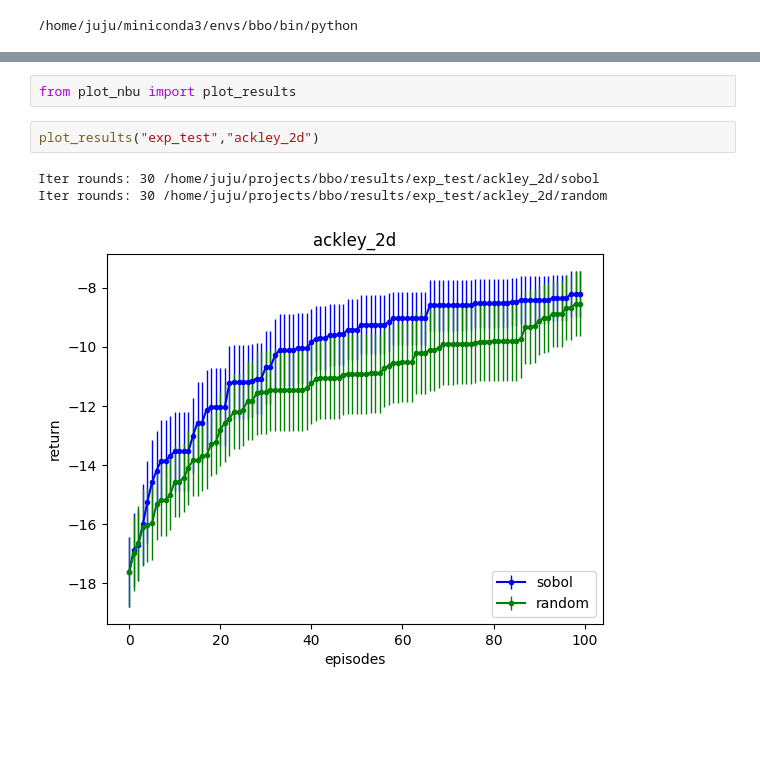
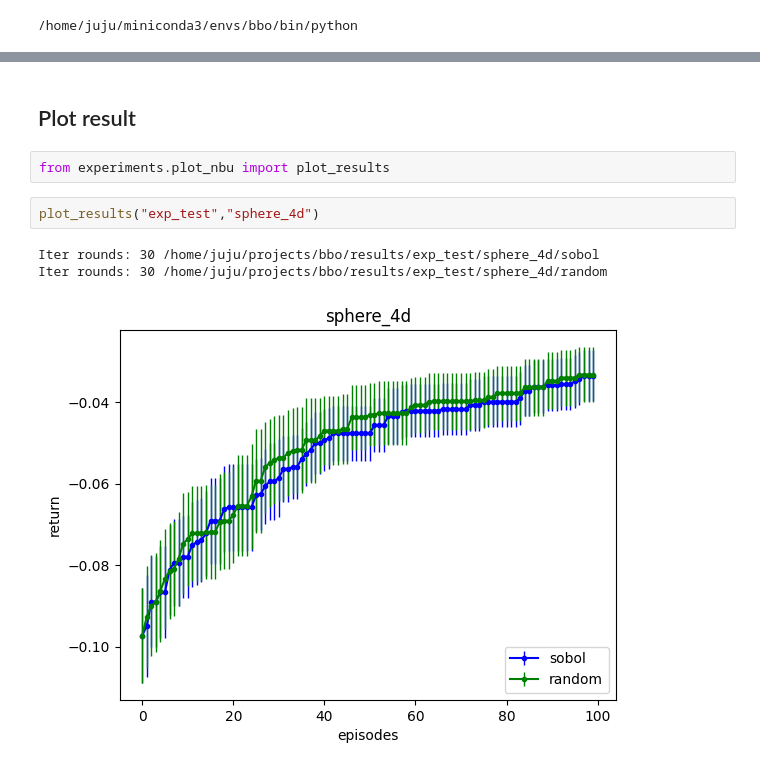
Before and after one commit to yubo-research/yubo, a Jupyter notebook: test_figure.ipynb, the cells around one changed output, grey strips where cells are left out. Cells and saved outputs as stored; diff of their text form; blank space fills up the shorter version.

```diff
--- a/test_figure.ipynb
+++ b/test_figure.ipynb
@@ -8,8 +16,10 @@ print(sys.executable)
+# %% [markdown]
+## Plot result
 # %%
-from plot_nbu import plot_results
+from experiments.plot_nbu import plot_results
-# %%
-plot_results("exp_test","ackley_2d")
-# %% [output]
-Iter rounds: 30 /home/juju/projects/bbo/results/exp_test/ackley_2d/sobol
-Iter rounds: 30 /home/juju/projects/bbo/results/exp_test/ackley_2d/random
-[figure, removed]
+# %%
+plot_results("exp_test","sphere_4d")
+# %% [output]
+Iter rounds: 30 /home/juju/projects/bbo/results/exp_test/sphere_4d/sobol
+Iter rounds: 30 /home/juju/projects/bbo/results/exp_test/sphere_4d/random
+[figure, added]
```
Also changed, not shown: parts of 4 cells of this notebook.
